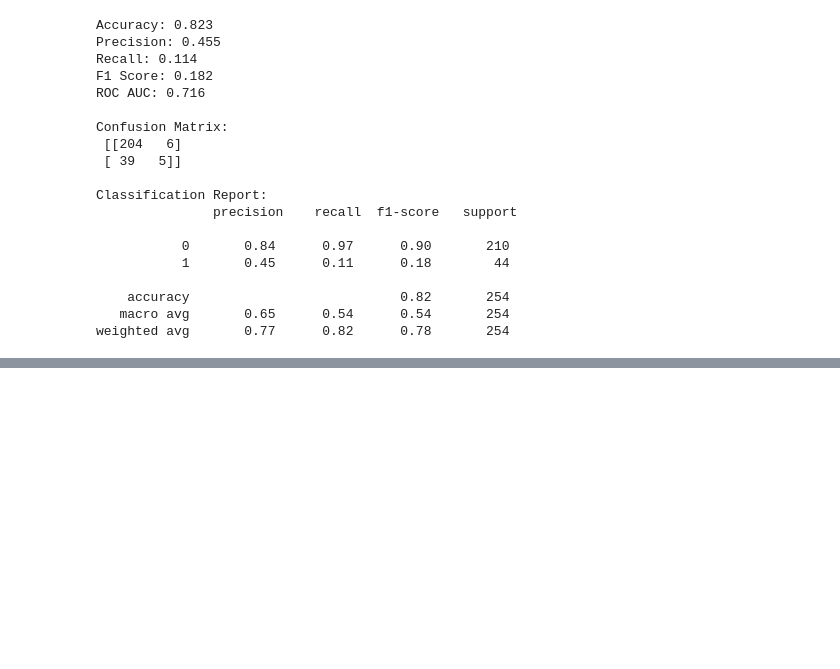
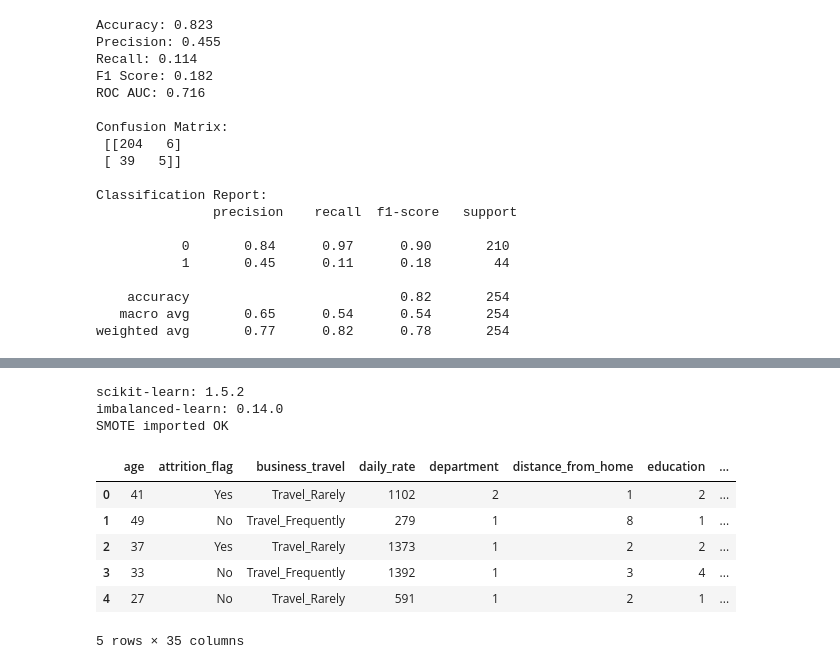
Before and after one commit to abanu793/T-IQ-HR, a Jupyter notebook: notebooks/03_Attrition_Model.ipynb, the cells around one changed output, grey strips where cells are left out. Saved outputs shown, nothing was run; the diff lists cells and outputs as text; code cells hidden in the pictures; blank space fills up the shorter version.

```diff
--- a/notebooks/03_Attrition_Model.ipynb
+++ b/notebooks/03_Attrition_Model.ipynb
@@ -604,0 +651,27 @@ ImportError: cannot import name '_MissingValues' from 'sklearn.utils._param_vali
+# %%
+import sklearn, imblearn
+from imblearn.over_sampling import SMOTE
+
+print("scikit-learn:", sklearn.__version__)
+print("imbalanced-learn:", imblearn.__version__)
+print("SMOTE imported OK")
+# %% [output]
+scikit-learn: 1.5.2
+imbalanced-learn: 0.14.0
+SMOTE imported OK
+# %%
+# -------------------------------
+# 1️⃣ Load cleaned dataset
+# -------------------------------
+import pandas as pd
+
+df = pd.read_csv(r"C:\Users\abanu\Documents\t_iq_hr\data\processed\Attrition_cleaned.csv")
+df.head()
+# %% [output]
+|  | age | attrition_flag | business_travel | daily_rate | department | distance_from_home | education | ... |
+| 0 | 41 | Yes | Travel_Rarely | 1102 | 2 | 1 | 2 | ... |
+| 1 | 49 | No | Travel_Frequently | 279 | 1 | 8 | 1 | ... |
+| 2 | 37 | Yes | Travel_Rarely | 1373 | 1 | 2 | 2 | ... |
+| 3 | 33 | No | Travel_Frequently | 1392 | 1 | 3 | 4 | ... |
+| 4 | 27 | No | Travel_Rarely | 591 | 1 | 2 | 1 | ... |
+5 rows × 35 columns
```
Also changed, not shown: parts of 31 cells of this notebook, 5 other files.
